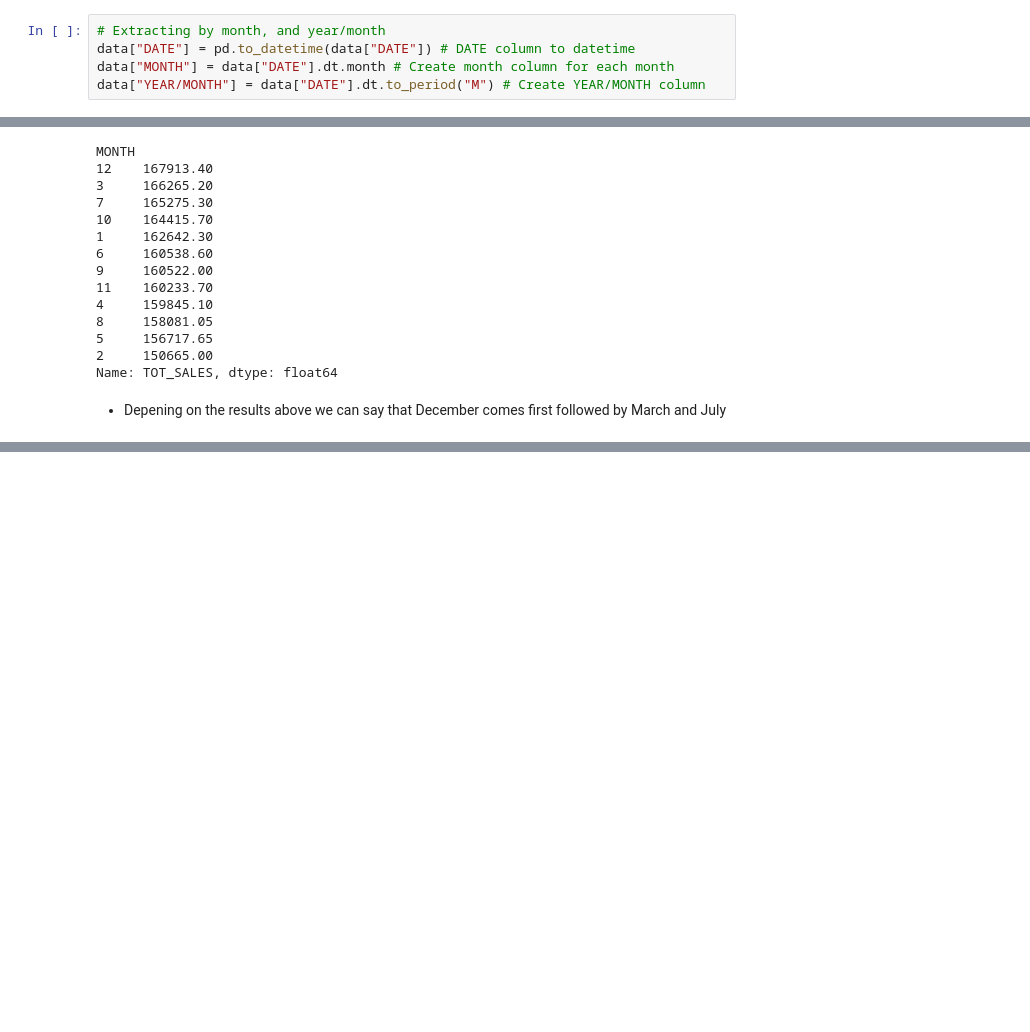
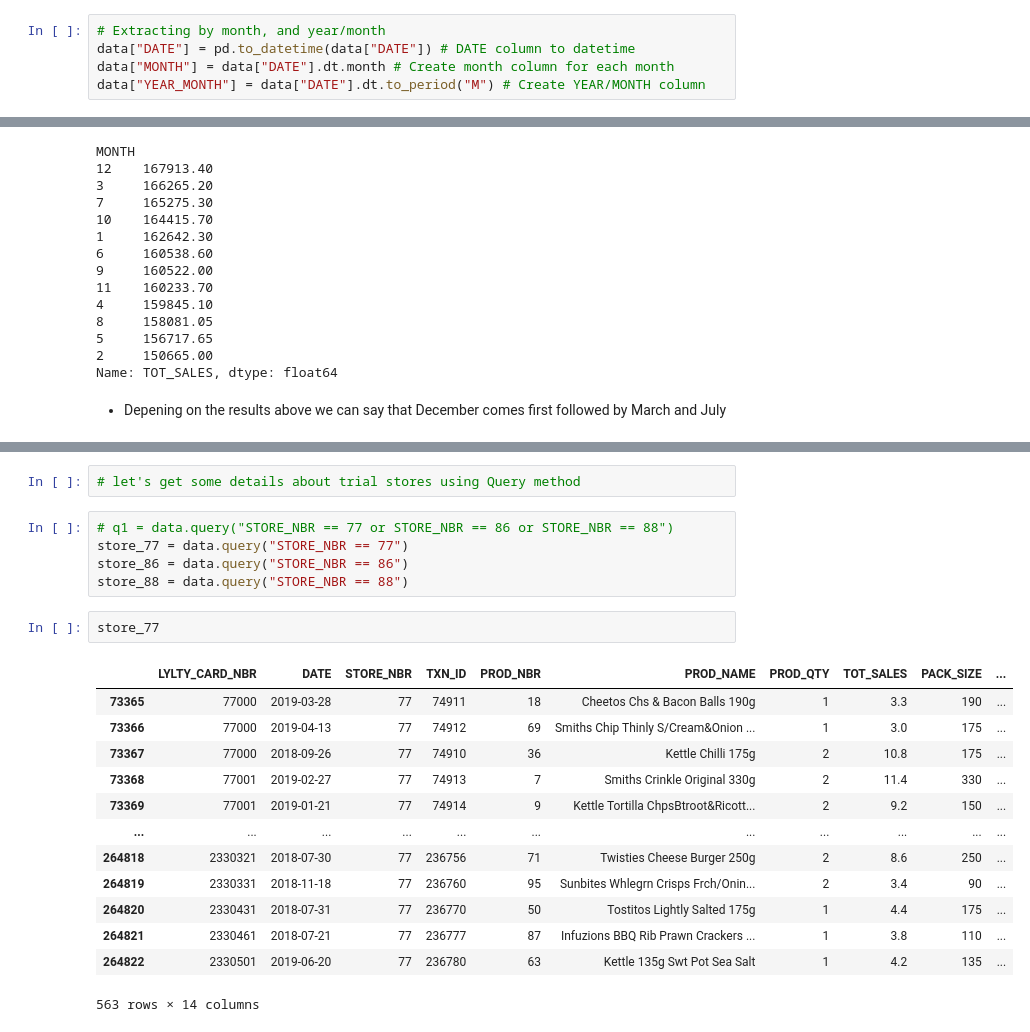
Before and after one commit to khairooo/Quantium-Internship-Experience, a Jupyter notebook: Task02_Retail_Strategy_and_Analytics.ipynb, the cells around one changed output, grey strips where cells are left out. Drawn from its saved outputs; the diff is of its cells as text; blank space fills up the shorter version.

Commit message:
Trial stores queries

```diff
--- a/Task02_Retail_Strategy_and_Analytics.ipynb
+++ b/Task02_Retail_Strategy_and_Analytics.ipynb
@@ -95,7 +97,7 @@ dtype: int64
 # Extracting by month, and year/month
 data["DATE"] = pd.to_datetime(data["DATE"]) # DATE column to datetime
 data["MONTH"] = data["DATE"].dt.month # Create month column for each month
-data["YEAR/MONTH"] = data["DATE"].dt.to_period("M") # Create YEAR/MONTH column
+data["YEAR_MONTH"] = data["DATE"].dt.to_period("M") # Create YEAR/MONTH column
 # %%
 data.head()
 # %% [output]
@@ -129,0 +189,23 @@ Name: TOT_SALES, dtype: float64
+# %%
+# let's get some details about trial stores using Query method
+# %%
+# q1 = data.query("STORE_NBR == 77 or STORE_NBR == 86 or STORE_NBR == 88")
+store_77 = data.query("STORE_NBR == 77")
+store_86 = data.query("STORE_NBR == 86")
+store_88 = data.query("STORE_NBR == 88")
+# %%
+store_77
+# %% [output]
+|  | LYLTY_CARD_NBR | DATE | STORE_NBR | TXN_ID | PROD_NBR | PROD_NAME | PROD_QTY | TOT_SALES | PACK_SIZE | ... |
+| 73365 | 77000 | 2019-03-28 | 77 | 74911 | 18 | Cheetos Chs & Bacon Balls 190g | 1 | 3.3 | 190 | ... |
+| 73366 | 77000 | 2019-04-13 | 77 | 74912 | 69 | Smiths Chip Thinly S/Cream&Onion ... | 1 | 3.0 | 175 | ... |
+| 73367 | 77000 | 2018-09-26 | 77 | 74910 | 36 | Kettle Chilli 175g | 2 | 10.8 | 175 | ... |
+| 73368 | 77001 | 2019-02-27 | 77 | 74913 | 7 | Smiths Crinkle Original 330g | 2 | 11.4 | 330 | ... |
+| 73369 | 77001 | 2019-01-21 | 77 | 74914 | 9 | Kettle Tortilla ChpsBtroot&Ricott... | 2 | 9.2 | 150 | ... |
+| ... | ... | ... | ... | ... | ... | ... | ... | ... | ... | ... |
+| 264818 | 2330321 | 2018-07-30 | 77 | 236756 | 71 | Twisties Cheese Burger 250g | 2 | 8.6 | 250 | ... |
+| 264819 | 2330331 | 2018-11-18 | 77 | 236760 | 95 | Sunbites Whlegrn Crisps Frch/Onin... | 2 | 3.4 | 90 | ... |
+| 264820 | 2330431 | 2018-07-31 | 77 | 236770 | 50 | Tostitos Lightly Salted 175g | 1 | 4.4 | 175 | ... |
+| 264821 | 2330461 | 2018-07-21 | 77 | 236777 | 87 | Infuzions BBQ Rib Prawn Crackers ... | 1 | 3.8 | 110 | ... |
+| 264822 | 2330501 | 2019-06-20 | 77 | 236780 | 63 | Kettle 135g Swt Pot Sea Salt | 1 | 4.2 | 135 | ... |
+563 rows × 14 columns
```
Also changed, not shown: parts of 10 cells of this notebook.
